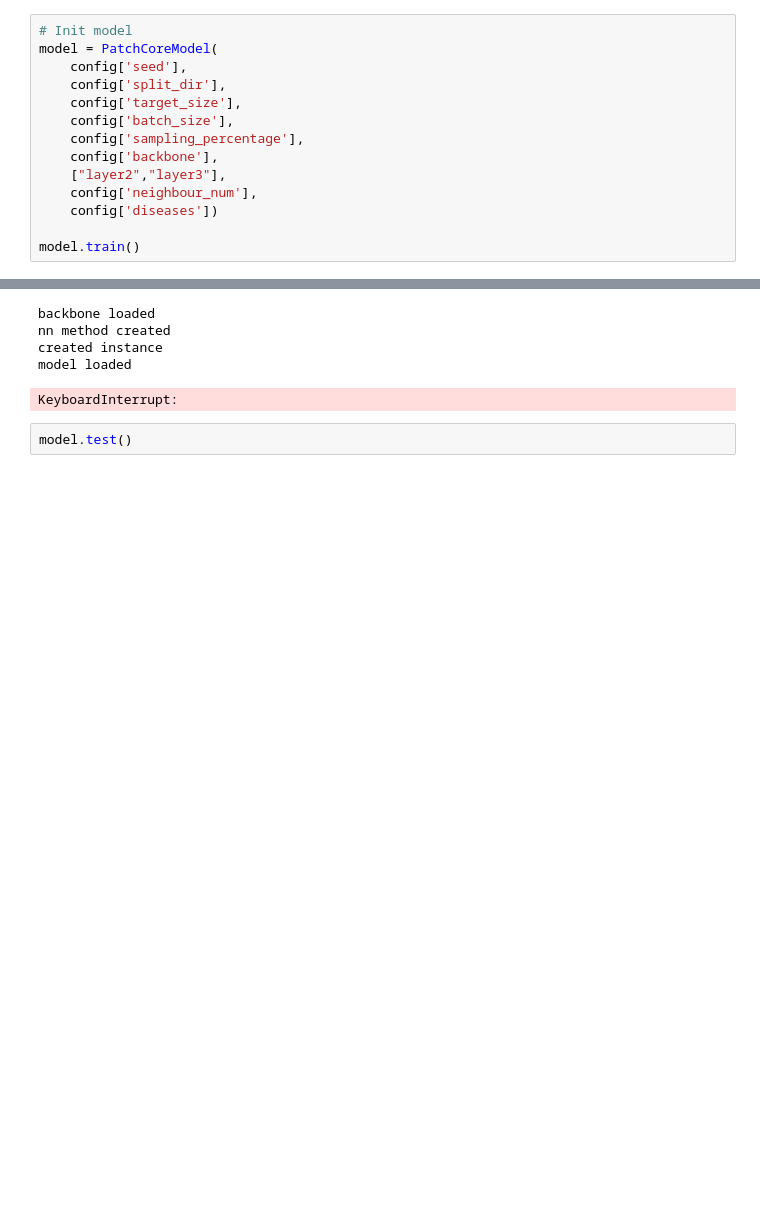
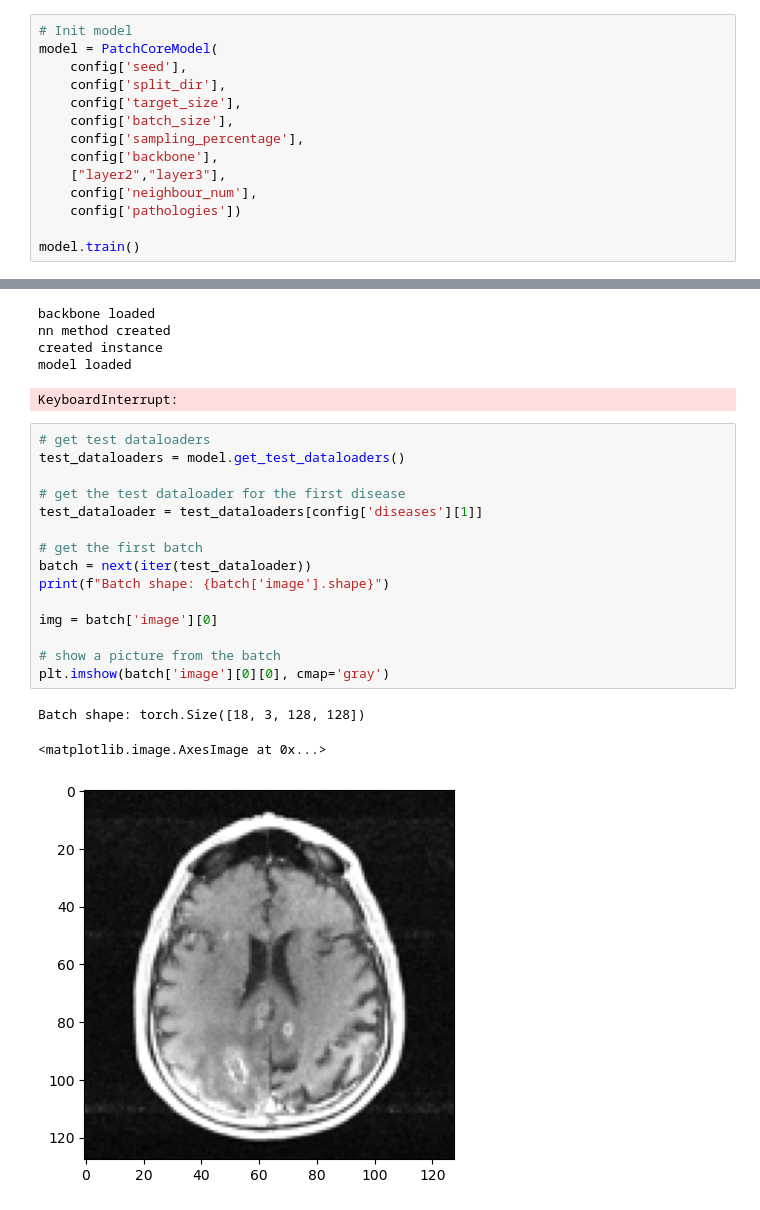
Before and after one commit to eminedari/PatchCore_mad_seminar, a Jupyter notebook: my_notebook.ipynb, the cells around one changed output, grey strips where cells are left out. Saved outputs shown, nothing was run; the diff lists cells and outputs as text; blank space fills up the shorter version.

Commit message:
config update

```diff
--- a/my_notebook.ipynb
+++ b/my_notebook.ipynb
@@ -60,7 +63,7 @@ model = PatchCoreModel(
     config['backbone'],
     ["layer2","layer3"],
     config['neighbour_num'],
-    config['diseases'])
+    config['pathologies'])
 
 model.train()
 # %% [output]
@@ -71,5 +74,22 @@ nn method created
 created instance
 model loaded
 KeyboardInterrupt:
-# %%
-model.test()
+# %%
+# get test dataloaders
+test_dataloaders = model.get_test_dataloaders()
+
+# get the test dataloader for the first disease
+test_dataloader = test_dataloaders[config['diseases'][1]]
+
+# get the first batch
+batch = next(iter(test_dataloader))
+print(f"Batch shape: {batch['image'].shape}")
+
+img = batch['image'][0]
+
+# show a picture from the batch
+plt.imshow(batch['image'][0][0], cmap='gray')
+# %% [output]
+Batch shape: torch.Size([18, 3, 128, 128])
+<matplotlib.image.AxesImage at 0x...>
+[figure, added]
```
Also changed, not shown: parts of 2 cells of this notebook, 2 other files.
